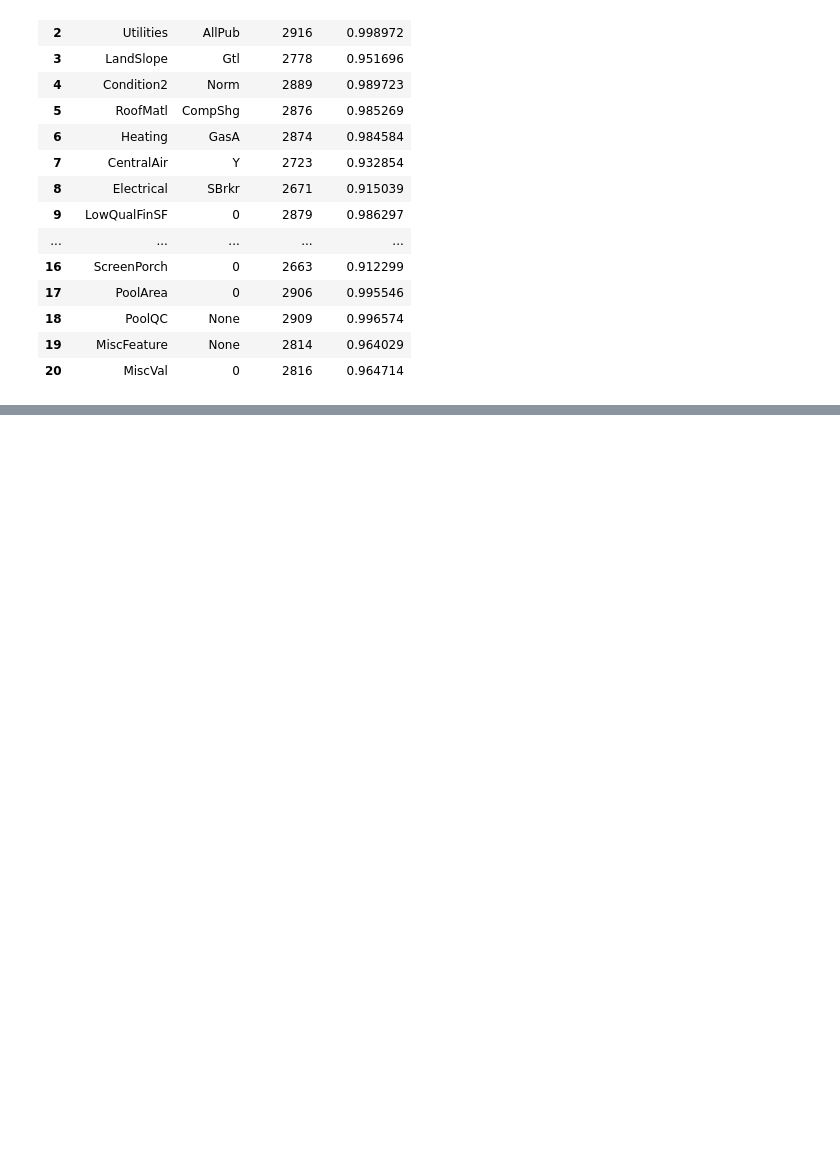
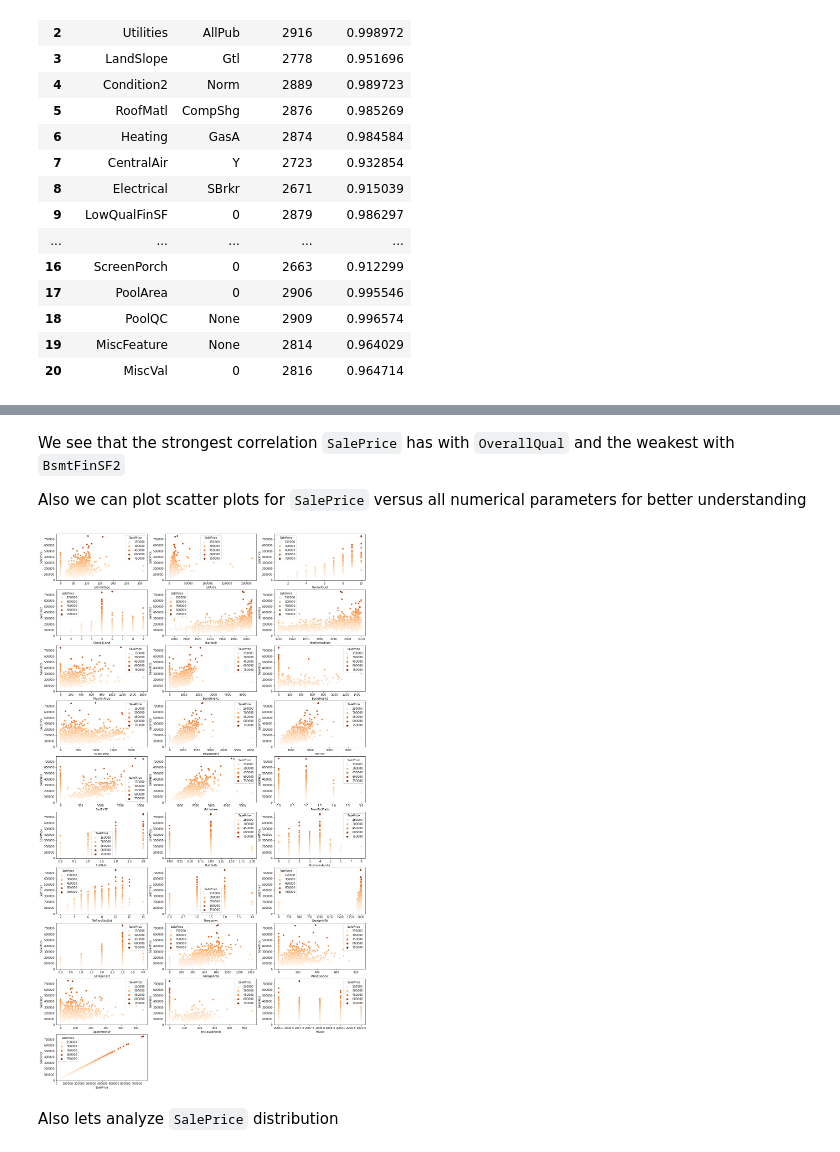
Before and after one commit to artsiom-bury/house-prices, a Jupyter notebook: House prices.ipynb, the cells around one changed output, grey strips where cells are left out. Drawn from its saved outputs; the diff is of its cells as text; code cells hidden in the pictures; blank space fills up the shorter version.

```diff
--- a/House prices.ipynb
+++ b/House prices.ipynb
@@ -182,0 +175,19 @@ Here will be an explarotary analysis
+# %% [markdown]
+We see that the strongest correlation <code>SalePrice</code> has with <code>OverallQual</code> and the weakest with <code>BsmtFinSF2</code>
+
+Also we can plot scatter plots for <code>SalePrice</code> versus all numerical parameters for better understanding
+# %%
+fig = plt.figure(figsize=(20,40))
+j = 0
+
+for col in train.columns:
+    if train[col].dtypes != 'object':
+        fig.add_subplot(11, 3, j+1)
+        sns.scatterplot(x=col, y='SalePrice', hue='SalePrice', palette = 'Oranges', data=train)
+        j += 1
+
+plt.show()
+# %% [output]
+[figure, added]
+# %% [markdown]
+Also lets analyze <code>SalePrice</code> distribution
```
Also changed, not shown: parts of 30 cells of this notebook.
